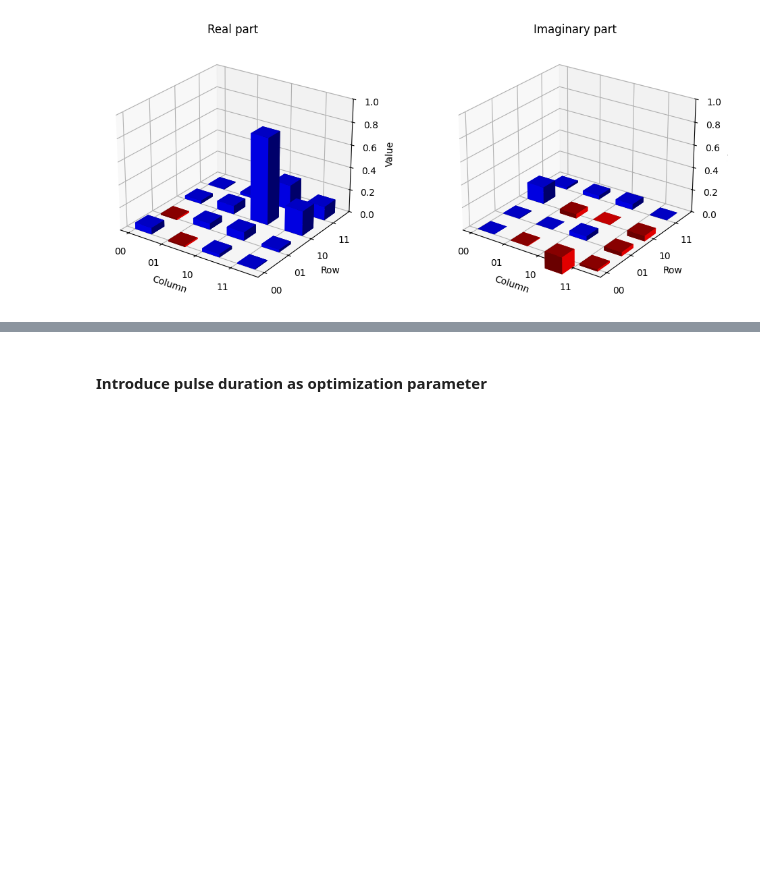
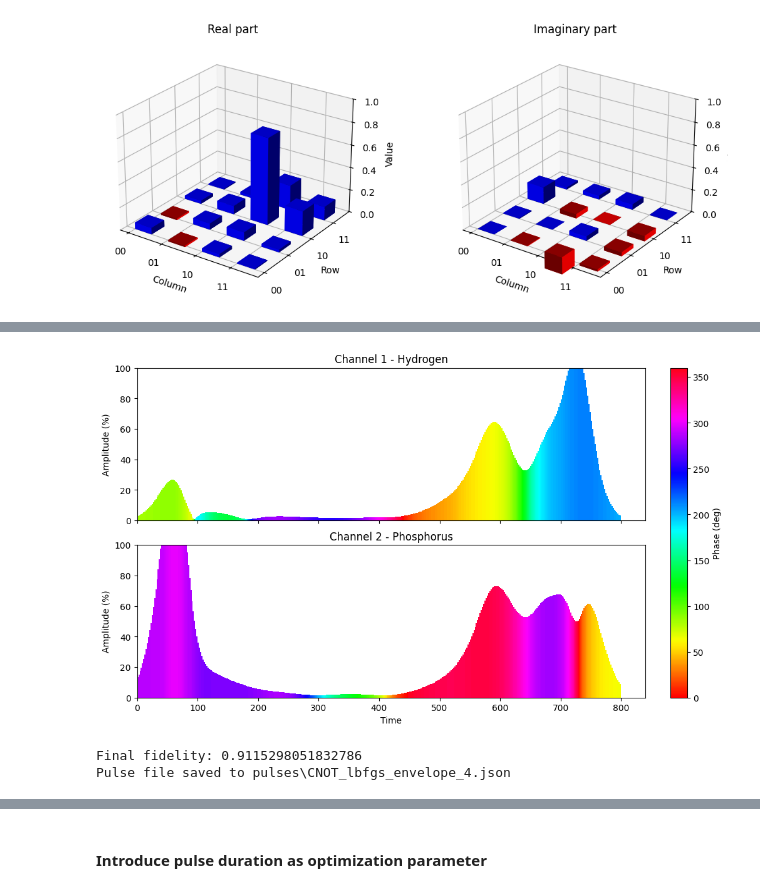
Before and after one commit to andrehroque/python-ml-projects, a Jupyter notebook: NMR-pulse-optimization/pulse optimization.ipynb, the cells around one changed output, grey strips where cells are left out. Drawn from its saved outputs; the diff is of its cells as text; code cells hidden in the pictures; blank space fills up the shorter version.

```diff
--- a/NMR-pulse-optimization/pulse optimization.ipynb
+++ b/NMR-pulse-optimization/pulse optimization.ipynb
@@ -2007,0 +2287,29 @@ implementar cnot com envelope
+# %%
+plot_pulse_from_json("pulses/CNOT_lbfgs_envelope_3.json")
+# %% [output]
+[figure, added]
+# %%
+J = 696
+dt = 2e-6
+t = 0.8e-3
+N = int(t/dt)
+
+alpha = 0.00001
+start_params = (np.full(N,alpha), np.full(N,alpha),
+                np.full(N,alpha), np.full(N,alpha))
+
+Rx_H, Ry_H, Rx_P, Ry_P, F_final, U_final = pulse_optimize_grape_lbfgs_envelope(
+    U_cnot, J, t, N,
+    H_x_H, H_y_H, H_x_P, H_y_P, H_J,
+    startParameters=start_params,
+    max_iter=1000,
+    lambda_smooth=10e-3,
+    delta_RF=0.05
+)
+
+print("Final fidelity:", F_final)
+
+export_to_json_GRAPE_2channel("CNOT_lbfgs_envelope_4","CNOT pulse 0.8 ms, 0.00001 minimum start, l-bfgs and envelope=0.15",F_final,t,N,Rx_H,Ry_H,Rx_P,Ry_P,"andreroque")
+# %% [output]
+Final fidelity: 0.9115298051832786
+Pulse file saved to pulses\CNOT_lbfgs_envelope_4.json
```
Also changed, not shown: parts of 8 cells of this notebook, 4 other files.
